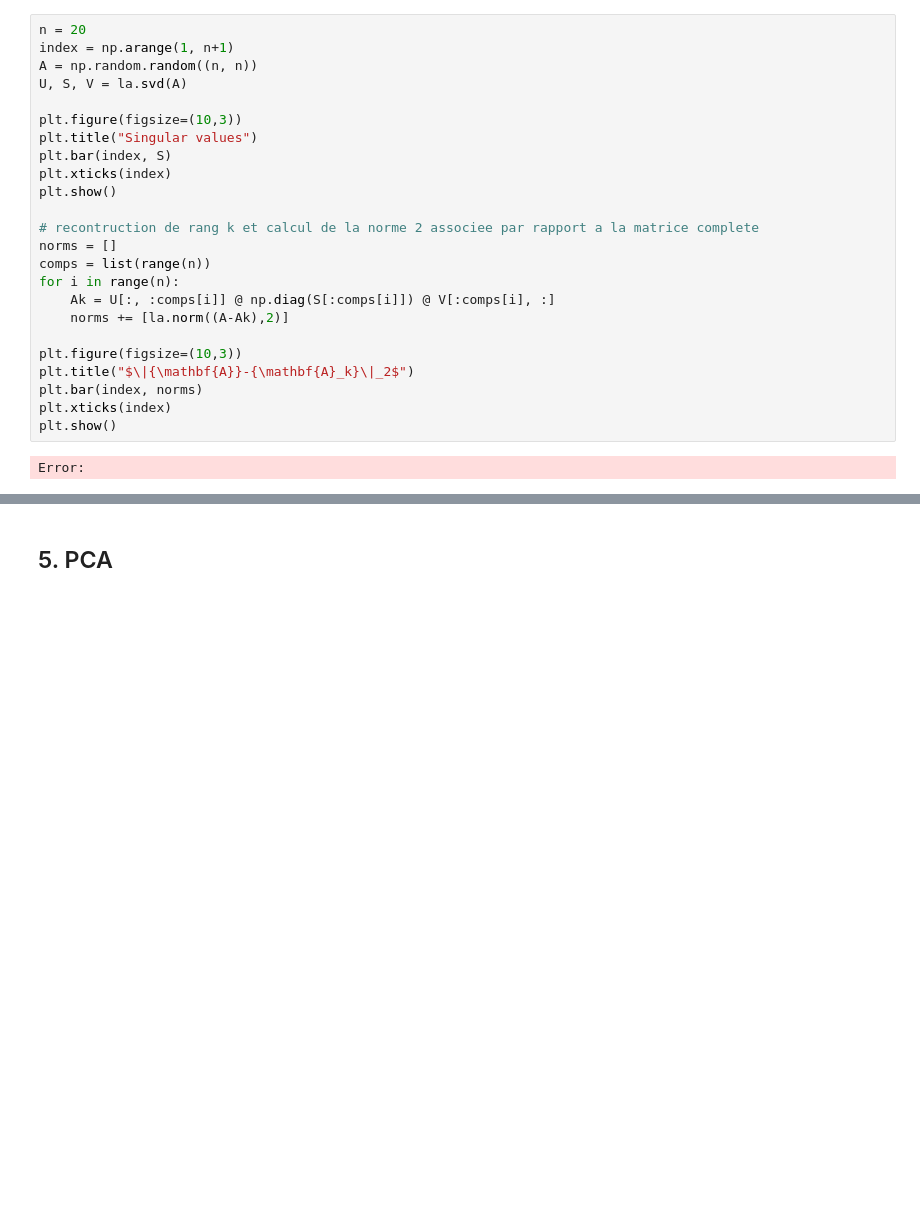
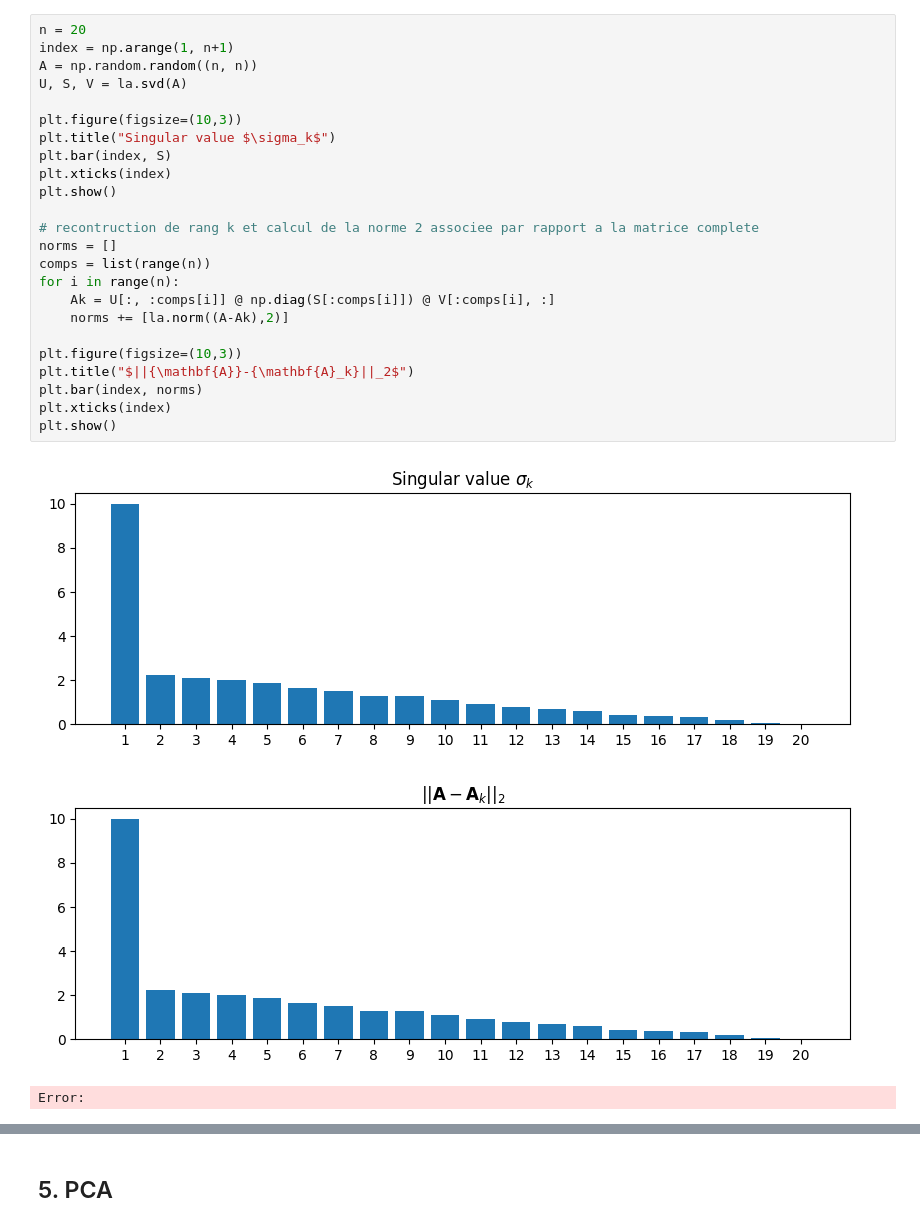
Before and after one commit to arthurmath/Kaggle_notebooks, a Jupyter notebook: svd.ipynb, the cells around one changed output, grey strips where cells are left out. Cells and saved outputs as stored; diff of their text form; blank space fills up the shorter version.

Commit message:
svd image

```diff
--- a/svd.ipynb
+++ b/svd.ipynb
@@ -132,26 +236,28 @@ On voit aussi que ${\mathbf{A}}_k$ est le meilleur représentant de ${\mathbf{A}
 # %%
 n = 20
 index = np.arange(1, n+1)
 A = np.random.random((n, n))
 U, S, V = la.svd(A)
 
 plt.figure(figsize=(10,3))
-plt.title("Singular values")
+plt.title("Singular value $\sigma_k$")
 plt.bar(index, S)
 plt.xticks(index)
 plt.show()
 
 # recontruction de rang k et calcul de la norme 2 associee par rapport a la matrice complete
 norms = []
 comps = list(range(n))
 for i in range(n):
     Ak = U[:, :comps[i]] @ np.diag(S[:comps[i]]) @ V[:comps[i], :]
     norms += [la.norm((A-Ak),2)]
 
 plt.figure(figsize=(10,3))
-plt.title("$\|{\mathbf{A}}-{\mathbf{A}_k}\|_2$")
+plt.title("$||{\mathbf{A}}-{\mathbf{A}_k}||_2$")
 plt.bar(index, norms)
 plt.xticks(index)
 plt.show()
 # %% [output]
+[figure, added]
+[figure, added]
 Error:
```
Also changed, not shown: parts of 15 cells of this notebook, 1 other file.
